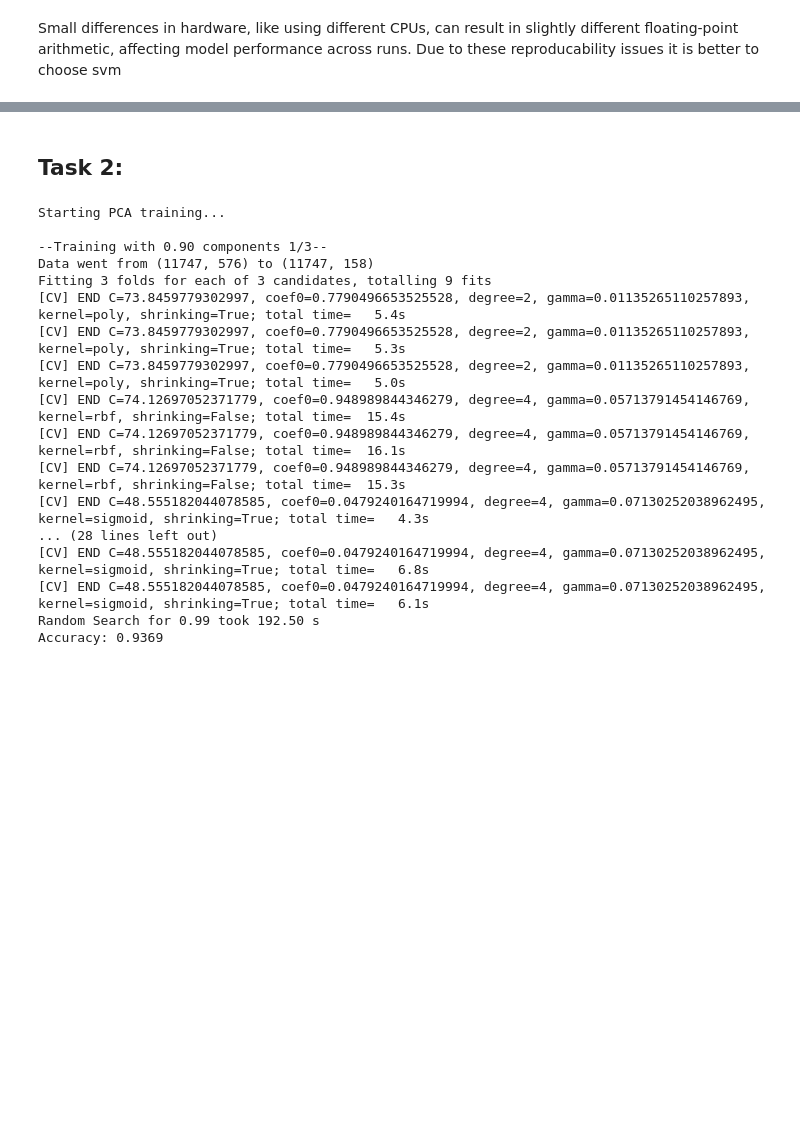
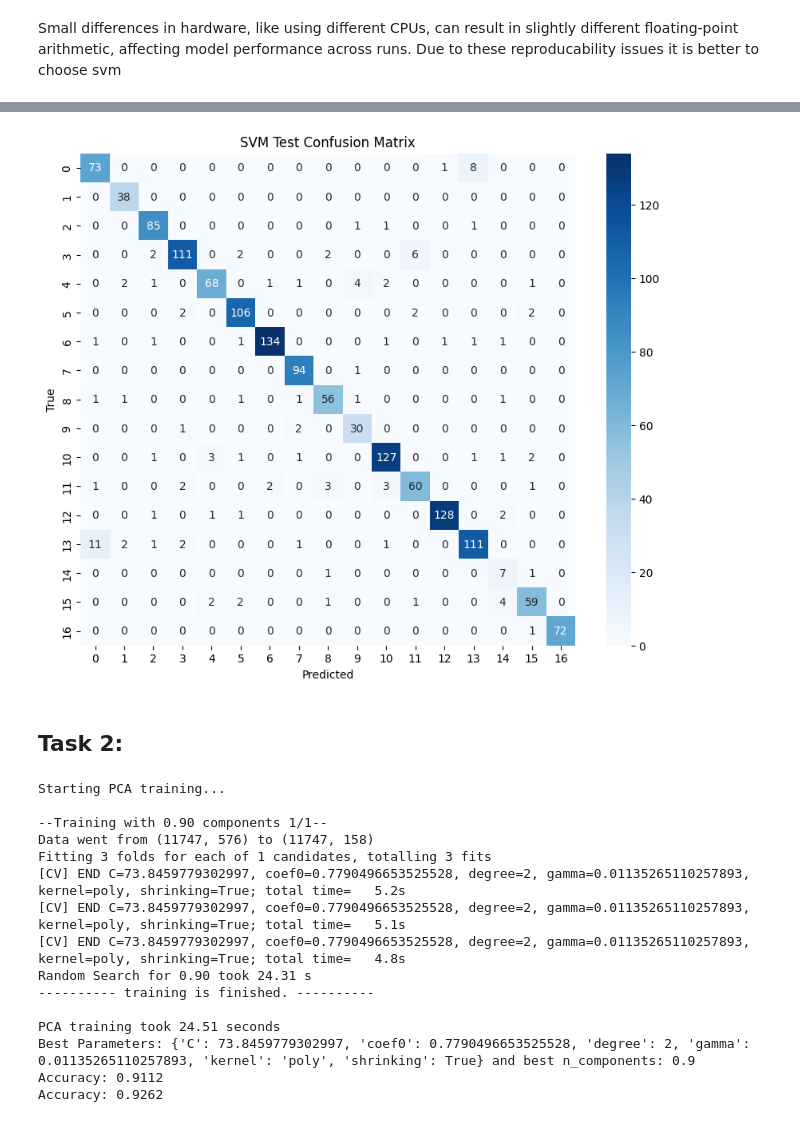
Before and after one commit to vhrollo/inf264_project2, a Jupyter notebook: src/main_notebook.ipynb, the cells around one changed output, grey strips where cells are left out. Saved outputs shown, nothing was run; the diff lists cells and outputs as text; code cells hidden in the pictures; blank space fills up the shorter version.

```diff
--- a/src/main_notebook.ipynb
+++ b/src/main_notebook.ipynb
@@ -126,29 +131,34 @@ Small differences in hardware, like using different CPUs, can result in slightly
+# %%
+from visiualising import visualize_confusion_matrix
+# comfusion matrix
+visualize_confusion_matrix(svm_test_info[3], svm_test_info[0], "SVM Test Confusion Matrix")
+# %% [output]
+[figure, added]
 # %% [markdown]
 ## Task 2:
 # %%
 # Our SVM model with PCA
-n = 3 # number of intervals for the rand search
+n = 1 # 3 # number of intervals for the rand search
 folds = 3 # number of folds for cross validation
-pca_n = 3 # number of pca components it will test
+pca_n = 1 # 3 # number of pca components it will test
 
 svm_pca = SVM(X, y, n, folds, pca_n, seed=seed, pca=True)
 svm_pca.fit()
 svm_pca_eval_info = svm_pca.evaluate()
+svm_pca_test_info = svm_pca.test()
 # %% [output]
 Starting PCA training...
 
---Training with 0.90 components 1/3--
+--Training with 0.90 components 1/1--
 Data went from (11747, 576) to (11747, 158)
-Fitting 3 folds for each of 3 candidates, totalling 9 fits
-[CV] END C=73.8459779302997, coef0=0.7790496653525528, degree=2, gamma=0.01135265110257893, kernel=poly, shrinking=True; total time=   5.4s
-[CV] END C=73.8459779302997, coef0=0.7790496653525528, degree=2, gamma=0.01135265110257893, kernel=poly, shrinking=True; total time=   5.3s
-[CV] END C=73.8459779302997, coef0=0.7790496653525528, degree=2, gamma=0.01135265110257893, kernel=poly, shrinking=True; total time=   5.0s
-[CV] END C=74.12697052371779, coef0=0.948989844346279, degree=4, gamma=0.05713791454146769, kernel=rbf, shrinking=False; total time=  15.4s
-[CV] END C=74.12697052371779, coef0=0.948989844346279, degree=4, gamma=0.05713791454146769, kernel=rbf, shrinking=False; total time=  16.1s
-[CV] END C=74.12697052371779, coef0=0.948989844346279, degree=4, gamma=0.05713791454146769, kernel=rbf, shrinking=False; total time=  15.3s
-[CV] END C=48.555182044078585, coef0=0.0479240164719994, degree=4, gamma=0.07130252038962495, kernel=sigmoid, shrinking=True; total time=   4.3s
-... (28 lines left out)
-[CV] END C=48.555182044078585, coef0=0.0479240164719994, degree=4, gamma=0.07130252038962495, kernel=sigmoid, shrinking=True; total time=   6.8s
-[CV] END C=48.555182044078585, coef0=0.0479240164719994, degree=4, gamma=0.07130252038962495, kernel=sigmoid, shrinking=True; total time=   6.1s
-Random Search for 0.99 took 192.50 s
-Accuracy: 0.9369
+Fitting 3 folds for each of 1 candidates, totalling 3 fits
+[CV] END C=73.8459779302997, coef0=0.7790496653525528, degree=2, gamma=0.01135265110257893, kernel=poly, shrinking=True; total time=   5.2s
+[CV] END C=73.8459779302997, coef0=0.7790496653525528, degree=2, gamma=0.01135265110257893, kernel=poly, shrinking=True; total time=   5.1s
+[CV] END C=73.8459779302997, coef0=0.7790496653525528, degree=2, gamma=0.01135265110257893, kernel=poly, shrinking=True; total time=   4.8s
+Random Search for 0.90 took 24.31 s
+---------- training is finished. ----------
+
+PCA training took 24.51 seconds
+Best Parameters: {'C': 73.8459779302997, 'coef0': 0.7790496653525528, 'degree': 2, 'gamma': 0.01135265110257893, 'kernel': 'poly', 'shrinking': True} and best n_components: 0.9
+Accuracy: 0.9112
+Accuracy: 0.9262
```
Also changed, not shown: parts of 12 cells of this notebook, 5 other files.
